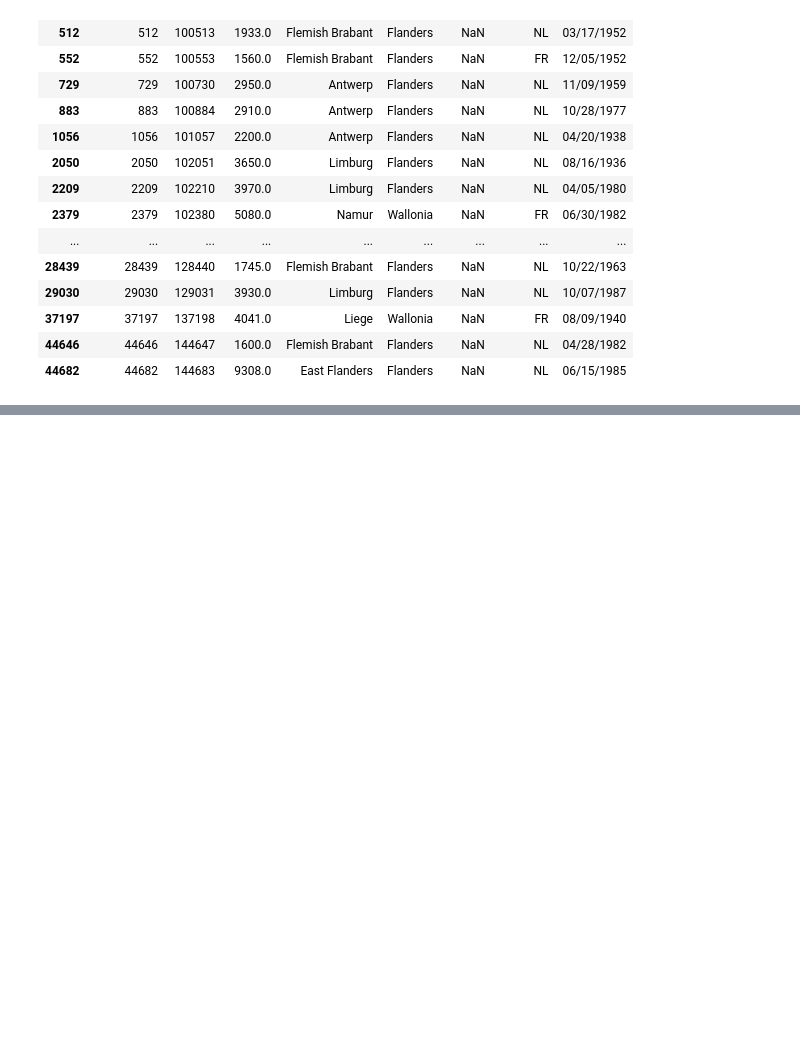
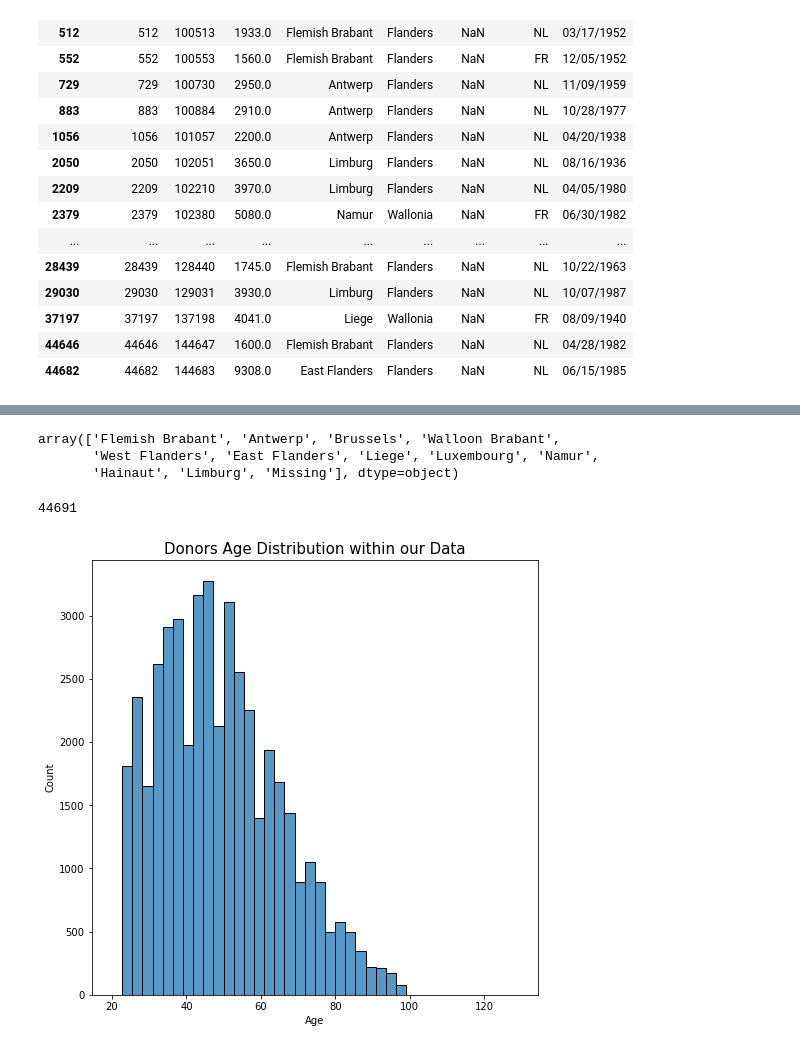
Before and after one commit to inderrana/Predicting-donations-leads-for-NGO, a Jupyter notebook: DSC_Use_Case/dsc_group_project.ipynb, the cells around one changed output, grey strips where cells are left out. Saved outputs shown, nothing was run; the diff lists cells and outputs as text; code cells hidden in the pictures; blank space fills up the shorter version.

```diff
--- a/DSC_Use_Case/dsc_group_project.ipynb
+++ b/DSC_Use_Case/dsc_group_project.ipynb
@@ -91,3 +113,7 @@ donors_raw[donors_raw["gender"].isna()]
 | 37197 | 37197 | 137198 | 4041.0 | Liege | Wallonia | NaN | FR | 08/09/1940 |
 | 44646 | 44646 | 144647 | 1600.0 | Flemish Brabant | Flanders | NaN | NL | 04/28/1982 |
 | 44682 | 44682 | 144683 | 9308.0 | East Flanders | Flanders | NaN | NL | 06/15/1985 |
+# %%
+# Drop 1st Column
+donors_raw = donors_raw.iloc[: , 1:]
+donors_raw
@@ -93,0 +134,3 @@ donors_raw[donors_raw["gender"].isna()]
+# %%
+donors_raw['dateOfBirth'] = pd.to_datetime(donors_raw['dateOfBirth'])
+donors_raw.info()
@@ -93,0 +152,7 @@ donors_raw[donors_raw["gender"].isna()]
+# %%
+import datetime
+
+campaign6169 = datetime.datetime(2018, 9, 4)
+
+donors_raw['Age'] = donors_raw['dateOfBirth'].apply(lambda row: campaign6169.year - row.year -((campaign6169.month, campaign6169.day) < (row.month, row.day) ))
+donors_raw
@@ -93,0 +173,29 @@ donors_raw[donors_raw["gender"].isna()]
+# %%
+# Change ANTWERP provinces to Antwerp
+
+donors_raw['province'] = donors_raw['province'].apply(lambda row: 'Antwerp' if row == 'ANTWERP' else row)
+
+# Check Changes
+donors_raw['province'].unique()
+# %% [output]
+array(['Flemish Brabant', 'Antwerp', 'Brussels', 'Walloon Brabant',
+       'West Flanders', 'East Flanders', 'Liege', 'Luxembourg', 'Namur',
+       'Hainaut', 'Limburg', 'Missing'], dtype=object)
+# %%
+# How many donors do we have in the database?
+donors_raw['donorID'].nunique()
+# %% [output]
+44691
+# %%
+# Donors Age Distribution
+import seaborn as sns
+import matplotlib.pyplot as plt
+
+
+fig, ax = plt.subplots(figsize = (8,8))
+ax = sns.histplot(data = donors_raw, x="Age", bins = 40, palette ='viridis')
+plt.title('Donors Age Distribution within our Data', fontsize = 15)
+
+plt.show()
+# %% [output]
+[figure, added]
```
Also changed, not shown: parts of 41 cells of this notebook.
